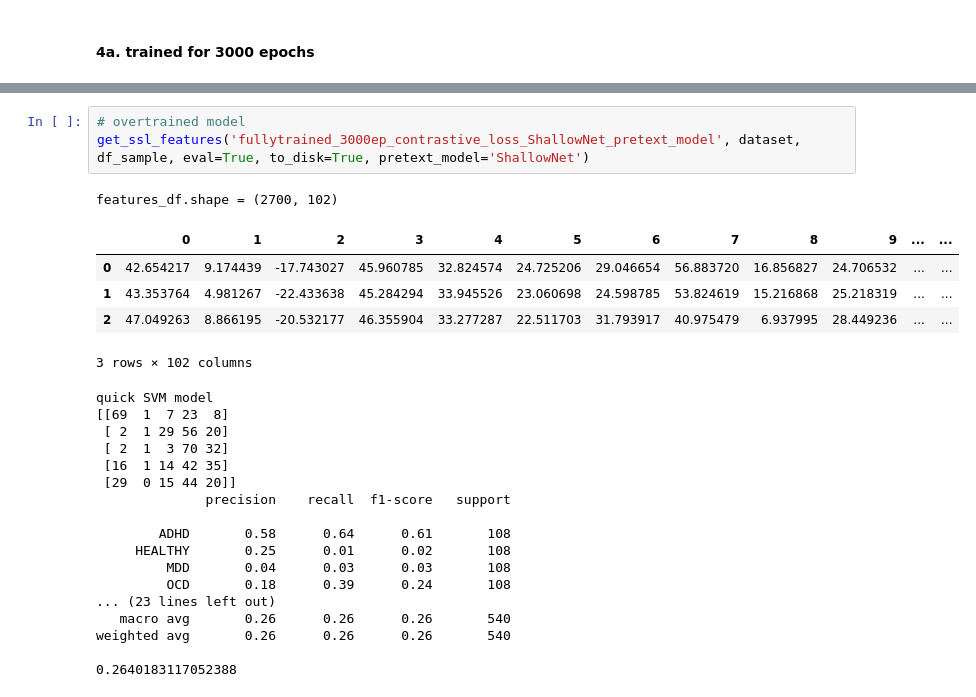
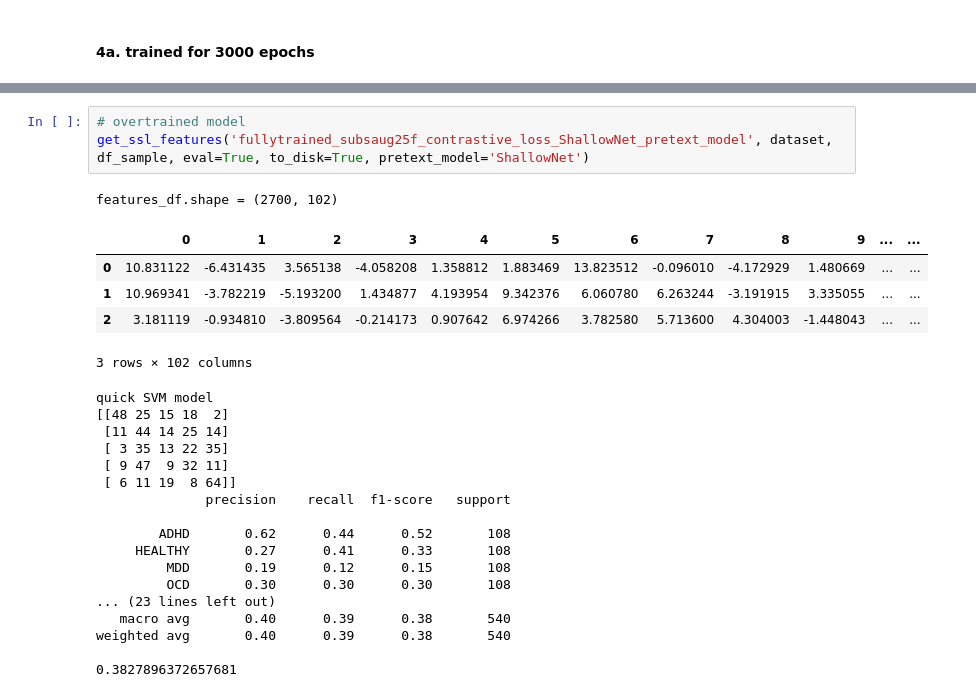
Before and after one commit to TSmolders/DataScience_Thesis, a Jupyter notebook: 2_pretext_feature_extraction.ipynb, the cells around one changed output, grey strips where cells are left out. Drawn from its saved outputs; the diff is of its cells as text.

```diff
--- a/2_pretext_feature_extraction.ipynb
+++ b/2_pretext_feature_extraction.ipynb
@@ -915,27 +859,27 @@ weighted avg       0.29      0.29      0.29       540
 # %%
 # overtrained model
-get_ssl_features('fullytrained_3000ep_contrastive_loss_ShallowNet_pretext_model', dataset, df_sample, eval=True, to_disk=True, pretext_model='ShallowNet')
+get_ssl_features('fullytrained_subsaug25f_contrastive_loss_ShallowNet_pretext_model', dataset, df_sample, eval=True, to_disk=True, pretext_model='ShallowNet')
 # %% [output]
 features_df.shape = (2700, 102)
 |  | 0 | 1 | 2 | 3 | 4 | 5 | 6 | 7 | 8 | 9 | ... | ... |
-| 0 | 42.654217 | 9.174439 | -17.743027 | 45.960785 | 32.824574 | 24.725206 | 29.046654 | 56.883720 | 16.856827 | 24.706532 | ... | ... |
-| 1 | 43.353764 | 4.981267 | -22.433638 | 45.284294 | 33.945526 | 23.060698 | 24.598785 | 53.824619 | 15.216868 | 25.218319 | ... | ... |
-| 2 | 47.049263 | 8.866195 | -20.532177 | 46.355904 | 33.277287 | 22.511703 | 31.793917 | 40.975479 | 6.937995 | 28.449236 | ... | ... |
+| 0 | 10.831122 | -6.431435 | 3.565138 | -4.058208 | 1.358812 | 1.883469 | 13.823512 | -0.096010 | -4.172929 | 1.480669 | ... | ... |
+| 1 | 10.969341 | -3.782219 | -5.193200 | 1.434877 | 4.193954 | 9.342376 | 6.060780 | 6.263244 | -3.191915 | 3.335055 | ... | ... |
+| 2 | 3.181119 | -0.934810 | -3.809564 | -0.214173 | 0.907642 | 6.974266 | 3.782580 | 5.713600 | 4.304003 | -1.448043 | ... | ... |
 3 rows × 102 columns
 quick SVM model
-[[69  1  7 23  8]
- [ 2  1 29 56 20]
- [ 2  1  3 70 32]
- [16  1 14 42 35]
- [29  0 15 44 20]]
+[[48 25 15 18  2]
+ [11 44 14 25 14]
+ [ 3 35 13 22 35]
+ [ 9 47  9 32 11]
+ [ 6 11 19  8 64]]
               precision    recall  f1-score   support
 
-        ADHD       0.58      0.64      0.61       108
-     HEALTHY       0.25      0.01      0.02       108
-         MDD       0.04      0.03      0.03       108
-         OCD       0.18      0.39      0.24       108
+        ADHD       0.62      0.44      0.52       108
+     HEALTHY       0.27      0.41      0.33       108
+         MDD       0.19      0.12      0.15       108
+         OCD       0.30      0.30      0.30       108
 ... (23 lines left out)
-   macro avg       0.26      0.26      0.26       540
-weighted avg       0.26      0.26      0.26       540
+   macro avg       0.40      0.39      0.38       540
+weighted avg       0.40      0.39      0.38       540
 
-0.2640183117052388
+0.3827896372657681
```
Also changed, not shown: parts of 4 cells of this notebook, 15 other files.
